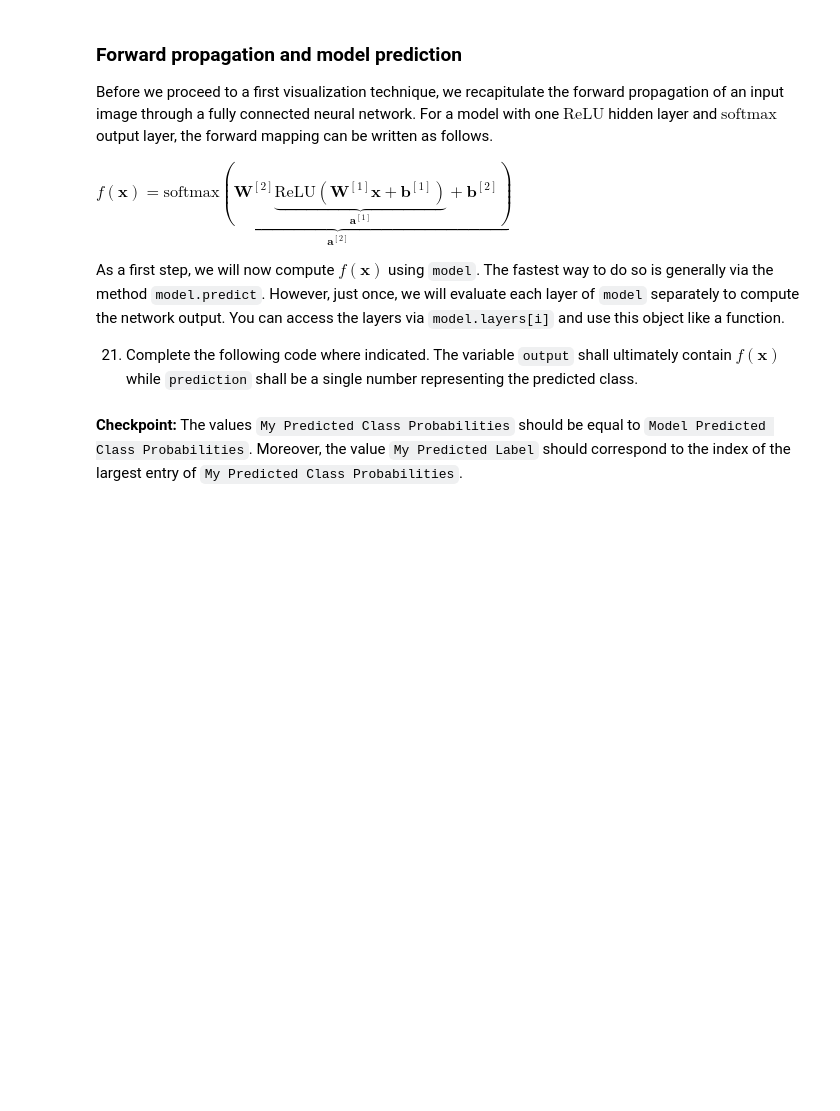
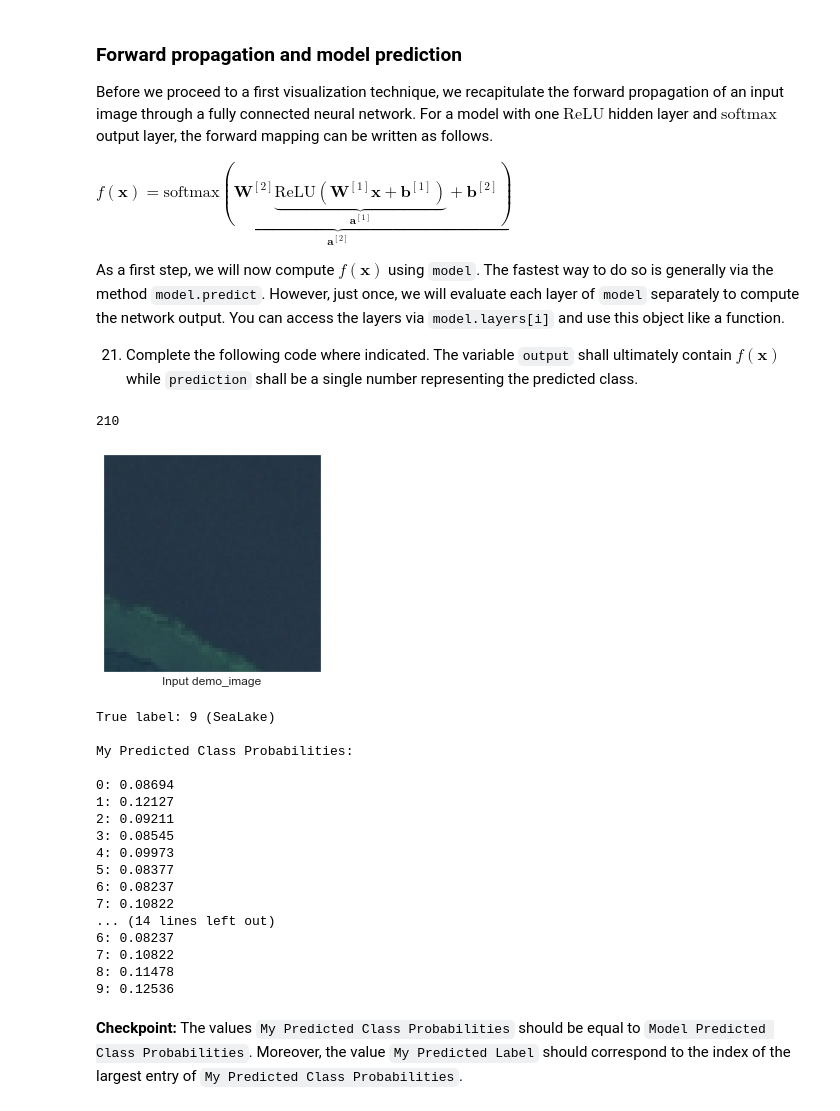
Before and after one commit to ak06645/Project_1, a Jupyter notebook: project_1.ipynb, the cells around one changed output. Drawn from its saved outputs; the diff is of its cells as text; code cells hidden in the pictures; blank space fills up the shorter version.

````diff
--- a/project_1.ipynb
+++ b/project_1.ipynb
@@ -390,37 +390,63 @@ $f(\mathbf x) = \underbrace{\mathrm{softmax}(\mathbf W^{[2]} \underbrace{\mathrm
 As a first step, we will now compute $f(\mathbf x)$ using ```model```. The fastest way to do so is generally via the method ```model.predict```. However, just once, we will evaluate each layer of ```model``` separately to compute the network output. You can access the layers via ```model.layers[i]``` and use this object like a function.
 
 21. Complete the following code where indicated. The variable ```output``` shall ultimately contain $f(\mathbf x)$ while ```prediction``` shall be a single number representing the predicted class.
+# %%
+flattened_input = model.layers[0](demo_image) # your code
+hidden_activations = model.layers[1](flattened_input) # your code
+output = model.layers[2](hidden_activations)# your code
+np.argmax(output)
+# %% [output]
+210
 # %%
 # get one batch from train_ds and select first item
 for item in train_ds.take(1):
     demo_image = item[0][:1, ...]
     demo_label = item[1][0]
 
 # compute hidden activations, model output and predicted_label
-flattened_input = None # your code
-hidden_activations = None # your code
-output = None # your code
-predicted_label = None # your code
+flattened_input = model.layers[0](demo_image) # your code
+hidden_activations = model.layers[1](flattened_input) # your code
+output = model.layers[2](hidden_activations)# your code
+predicted_label = np.argmax(output) # your code
 
 # plot demo_image, print demo_label
 plt.imshow(demo_image[0, ...], cmap='gray')
 plt.xticks([])
 plt.yticks([])
 plt.xlabel('Input demo_image')
 plt.show()
 print(f'True label: {demo_label} ({info.features["label"].names[demo_label]})\n')
 
 # print my predicted class probabilities and demo_label
 print('My Predicted Class Probabilities:\n')
 for i in range(output.shape[1]):
     print(f'{i}: {output[0][i]:.5f}')
 print(f'\nMy Predicted label: {predicted_label} ({info.features["label"].names[predicted_label]})')
 
 # print model predicted class probabilities
 model_output = model.predict(demo_image)
 print('\nModel Predicted Class Probabilities:\n')
 for i in range(model_output.shape[1]):
     print(f'{i}: {model_output[0][i]:.5f}')
+# %% [output]
+[figure, added]
+True label: 9 (SeaLake)
+
+My Predicted Class Probabilities:
+
+0: 0.08694
+1: 0.12127
+2: 0.09211
+3: 0.08545
+4: 0.09973
+5: 0.08377
+6: 0.08237
+7: 0.10822
+... (14 lines left out)
+6: 0.08237
+7: 0.10822
+8: 0.11478
+9: 0.12536
 # %% [markdown]
 **Checkpoint:** The values ```My Predicted Class Probabilities``` should be equal to ```Model Predicted Class Probabilities```. Moreover, the value ```My Predicted Label``` should correspond to the index of the largest entry of ```My Predicted Class Probabilities```.
 # %% [markdown]
````
Also changed, not shown: parts of 8 cells of this notebook.
